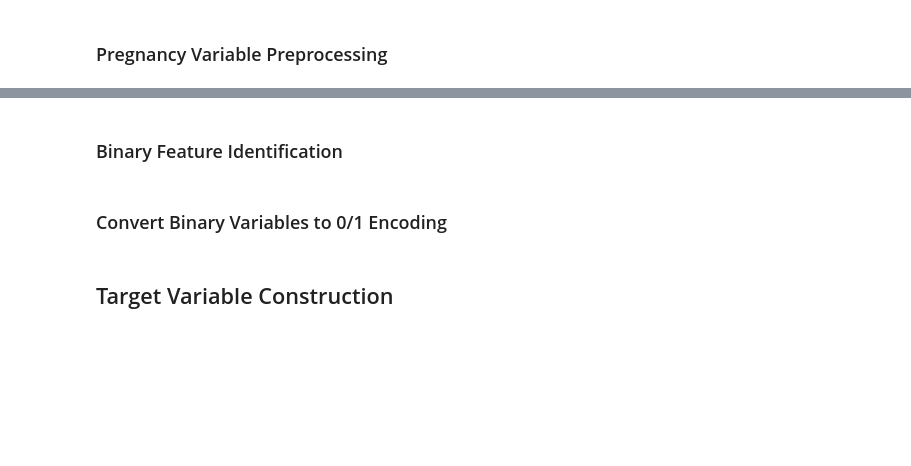
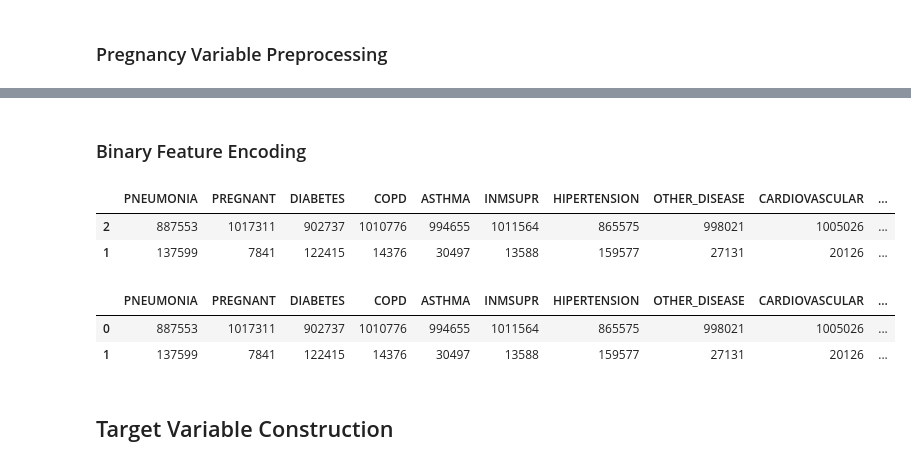
Before and after one commit to MelisaNursuKaratepe/covid19-mortality-risk-prediction-ml, a Jupyter notebook: notebooks/covid19-mortality-risk-prediction-ml.ipynb, the cells around one changed output, grey strips where cells are left out. Drawn from its saved outputs; the diff is of its cells as text; code cells hidden in the pictures; blank space fills up the shorter version.

```diff
--- a/notebooks/covid19-mortality-risk-prediction-ml.ipynb
+++ b/notebooks/covid19-mortality-risk-prediction-ml.ipynb
@@ -61,0 +180,19 @@ df['PREGNANT'].value_counts()
+# %%
+binary_features = [
+    'PNEUMONIA',
+    'PREGNANT',
+    'DIABETES',
+    'COPD',
+    'ASTHMA',
+    'INMSUPR',
+    'HIPERTENSION',
+    'OTHER_DISEASE',
+    'CARDIOVASCULAR',
+    'OBESITY',
+    'RENAL_CHRONIC',
+    'TOBACCO',
+]
+
+mask = df[binary_features].isin([1, 2]).all(axis=1)
+df = df[mask]
+df.nunique()
@@ -62,2 +220,2 @@ df['PREGNANT'].value_counts()
 # %% [markdown]
-### Binary Feature Identification
+### Binary Feature Encoding
@@ -67,13 +222,17 @@ binary_cols_auto
 # %%
-binary_cols = ['PNEUMONIA', 'PREGNANT', 'DIABETES', 'COPD', 'ASTHMA', 'INMSUPR', 'HIPERTENSION', 'OTHER_DISEASE', 'CARDIOVASCULAR', 'OBESITY', 'RENAL_CHRONIC', 'TOBACCO']
-
-df[binary_cols].apply(pd.Series.value_counts)
+df[binary_features].apply(pd.Series.value_counts)
+# %% [output]
+|  | PNEUMONIA | PREGNANT | DIABETES | COPD | ASTHMA | INMSUPR | HIPERTENSION | OTHER_DISEASE | CARDIOVASCULAR | ... |
+| 2 | 887553 | 1017311 | 902737 | 1010776 | 994655 | 1011564 | 865575 | 998021 | 1005026 | ... |
+| 1 | 137599 | 7841 | 122415 | 14376 | 30497 | 13588 | 159577 | 27131 | 20126 | ... |
-# %% [markdown]
-### Convert Binary Variables to 0/1 Encoding
 # %%
-df[binary_cols] = df[binary_cols].replace(2, 0)
+df[binary_features] = df[binary_features].replace(2, 0)
 
-df[binary_cols].apply(pd.Series.value_counts)
+df[binary_features].apply(pd.Series.value_counts)
+# %% [output]
+|  | PNEUMONIA | PREGNANT | DIABETES | COPD | ASTHMA | INMSUPR | HIPERTENSION | OTHER_DISEASE | CARDIOVASCULAR | ... |
+| 0 | 887553 | 1017311 | 902737 | 1010776 | 994655 | 1011564 | 865575 | 998021 | 1005026 | ... |
+| 1 | 137599 | 7841 | 122415 | 14376 | 30497 | 13588 | 159577 | 27131 | 20126 | ... |
 # %% [markdown]
 ## Target Variable Construction
 # %%
```
Also changed, not shown: parts of 60 cells of this notebook, 1 other file.
